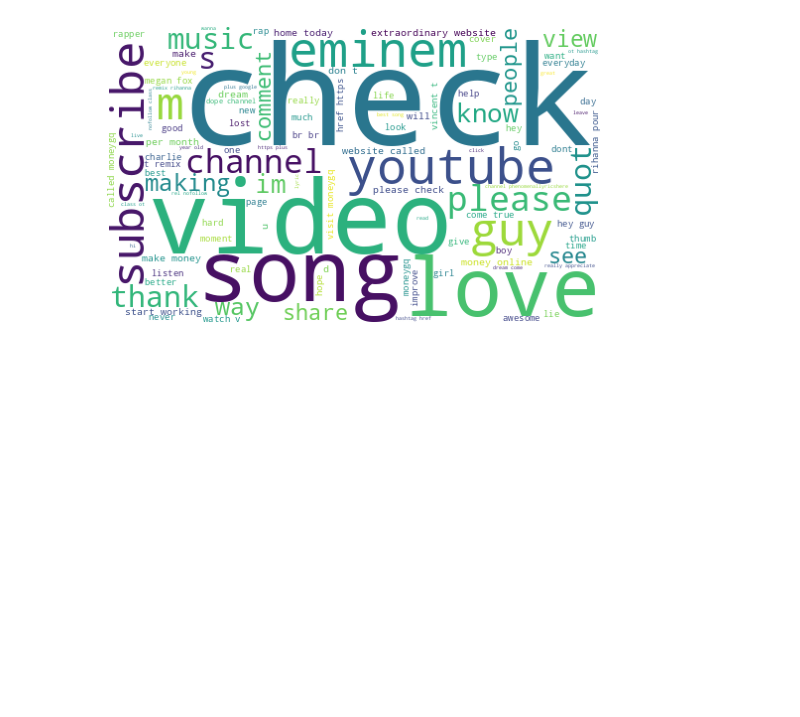
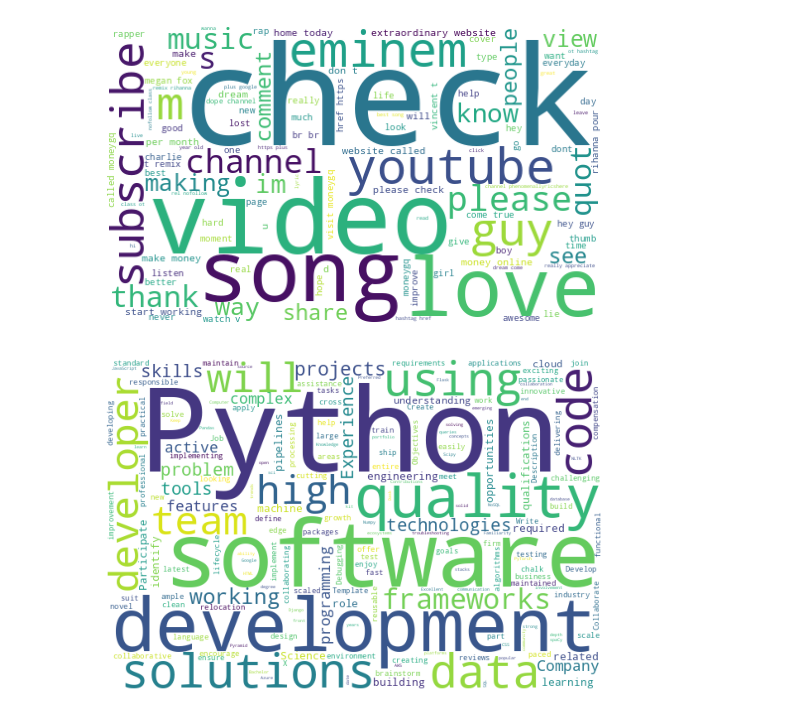
Before and after one commit to Jameers23/Data-Science, a Jupyter notebook: Data Visualization using Python/Word_Cloud.ipynb, the cells around one changed output. Saved outputs shown, nothing was run; the diff lists cells and outputs as text; code cells hidden in the pictures; blank space fills up the shorter version.

Commit message:
python

```diff
--- a/Data Visualization using Python/Word_Cloud.ipynb
+++ b/Data Visualization using Python/Word_Cloud.ipynb
@@ -39,3 +39,43 @@ plt.axis('off')
 plt.show()
 # %% [output]
 [figure]
+# %%
+jd = '''Job Description: Template
+We are looking for a passionate Python developer to join our team at [Company X].
+
+You will be responsible for developing and implementing high-quality software solutions, creating complex applications using cutting-edge programming features and frameworks and collaborating with other teams in the firm to define, design and ship new features.
+
+As an active part of our company, you will brainstorm and chalk out solutions to suit our requirements and meet our business goals. You will also be working on data engineering problems and building data pipelines. You would get ample opportunities to work on challenging and innovative projects, using the latest technologies and tools.
+
+If you enjoy working in a fast-paced and collaborative environment, we encourage you to apply for this exciting role. We offer industry-standard compensation packages, relocation assistance, and professional growth and development opportunities.
+
+Objectives of this role
+Develop, test and maintain high-quality software using Python programming language.
+Participate in the entire software development lifecycle, building, testing and delivering high-quality solutions.
+Collaborate with cross-functional teams to identify and solve complex problems.
+Write clean and reusable code that can be easily maintained and scaled.
+Your tasks
+Create large-scale data processing pipelines to help developers build and train novel machine learning algorithms.
+Participate in code reviews, ensure code quality and identify areas for improvement to implement practical solutions.
+Debugging codes when required and troubleshooting any Python-related queries.
+Keep up to date with emerging trends and technologies in Python development.
+Required skills and qualifications
+3+ years of experience as a Python Developer with a strong portfolio of projects.
+Bachelor's degree in Computer Science, Software Engineering or a related field.
+In-depth understanding of the Python software development stacks, ecosystems, frameworks and tools such as Numpy, Scipy, Pandas, Dask, spaCy, NLTK, sci-kit-learn and PyTorch.
+Experience with front-end development using HTML, CSS, and JavaScript.
+Familiarity with database technologies such as SQL and NoSQL.
+Excellent problem-solving ability with solid communication and collaboration skills.
+Preferred skills and qualifications
+Experience with popular Python frameworks such as Django, Flask or Pyramid.
+Knowledge of data science and machine learning concepts and tools.
+A working understanding of cloud platforms such as AWS, Google Cloud or Azure.
+Contributions to open-source Python projects or active involvement in the Python community.'''
+# %%
+im1 = WordCloud(width=600, height=400, stopwords=stopwords, background_color='White').generate(jd)
+# %%
+plt.imshow(im1)
+plt.axis("off")
+plt.show()
+# %% [output]
+[figure, added]
```
Also changed, not shown: 8 other files.
